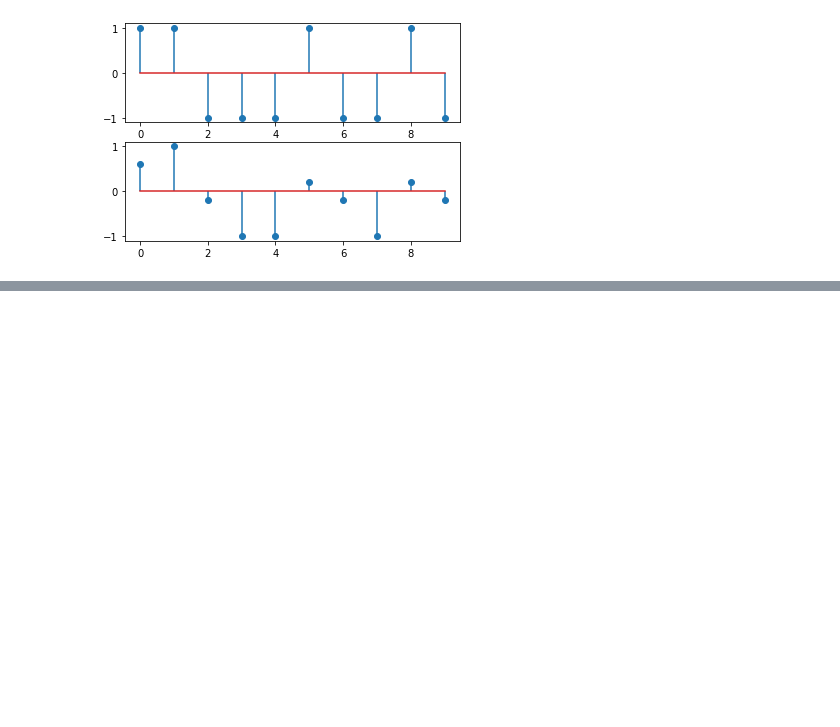
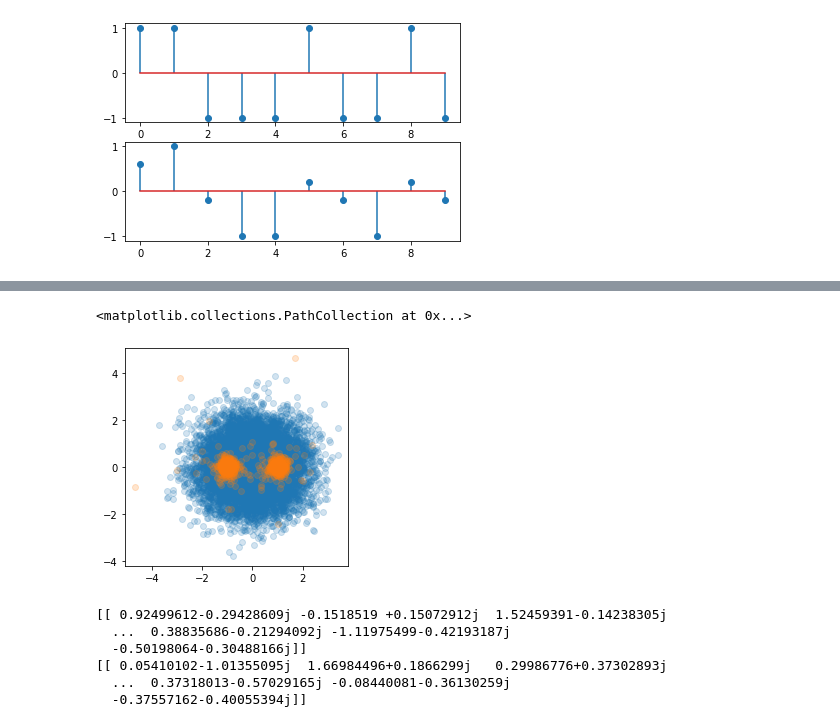
Before and after one commit to IISL-HYU/comm, a Jupyter notebook: practice.ipynb, the cells around one changed output, grey strips where cells are left out. Drawn from its saved outputs; the diff is of its cells as text; code cells hidden in the pictures; blank space fills up the shorter version.

```diff
--- a/practice.ipynb
+++ b/practice.ipynb
@@ -214,0 +231,12 @@ y = chanOut + 10 ** (-SNR)
+# %%
+N = 10**4
+
+# Transmitter
+ip = np.random.rand(1, N) > 0.5
+s = 2 * ip -1
+nRx = np.arange(0, 20) + 1
+Eb_N0_dB = np.arange(0, 25) + 1
+
+for rx in nRx:
+    for snr in Eb_N0_dB:
+        pass
@@ -214,0 +272,21 @@ y = chanOut + 10 ** (-SNR)
+# %%
+x = np.random.randn(1, 10**4) + 1j * np.random.randn(1, 10**4)
+h = np.random.randn(1, 10**4) + 1j * np.random.randn(1, 10**4)
+y = h*s + (10**(0)/20)*x
+y_hat = y/h
+
+plt.figure(figsize=(4, 4))
+plt.scatter(np.real(y), np.imag(y), alpha=0.2)
+plt.scatter(np.real(y_hat), np.imag(y_hat), alpha=0.2)
+# %% [output]
+<matplotlib.collections.PathCollection at 0x...>
+[figure, added]
+# %%
+y = channel(s, snr=25)
+# %% [output]
+[[ 0.92499612-0.29428609j -0.1518519 +0.15072912j  1.52459391-0.14238305j
+  ...  0.38835686-0.21294092j -1.11975499-0.42193187j
+  -0.50198064-0.30488166j]]
+[[ 0.05410102-1.01355095j  1.66984496+0.1866299j   0.29986776+0.37302893j
+  ...  0.37318013-0.57029165j -0.08440081-0.36130259j
+  -0.37557162-0.40055394j]]
```
Also changed, not shown: parts of 7 cells of this notebook, 2 other files.
